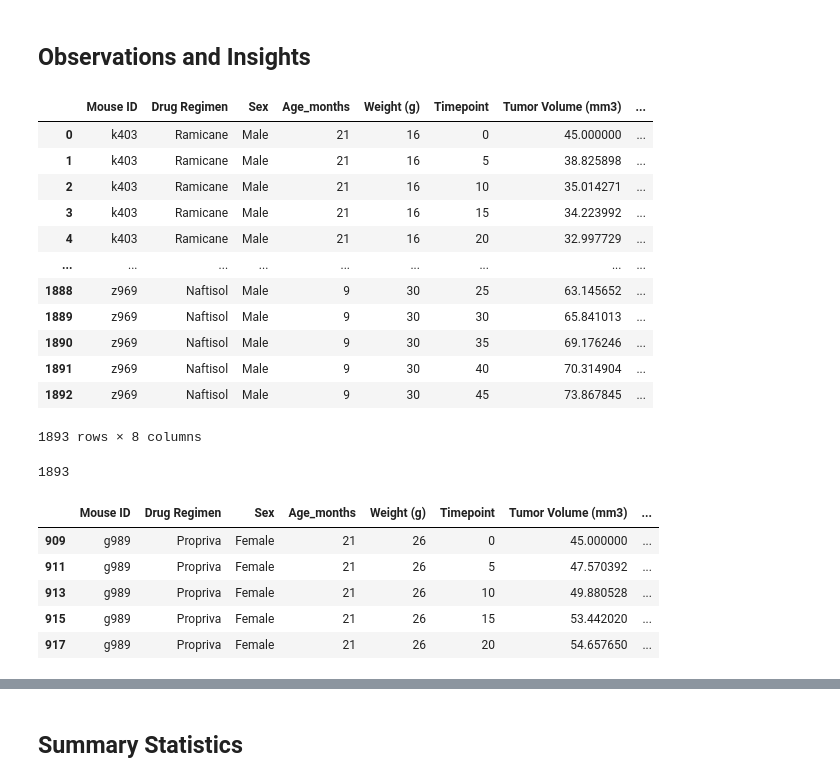
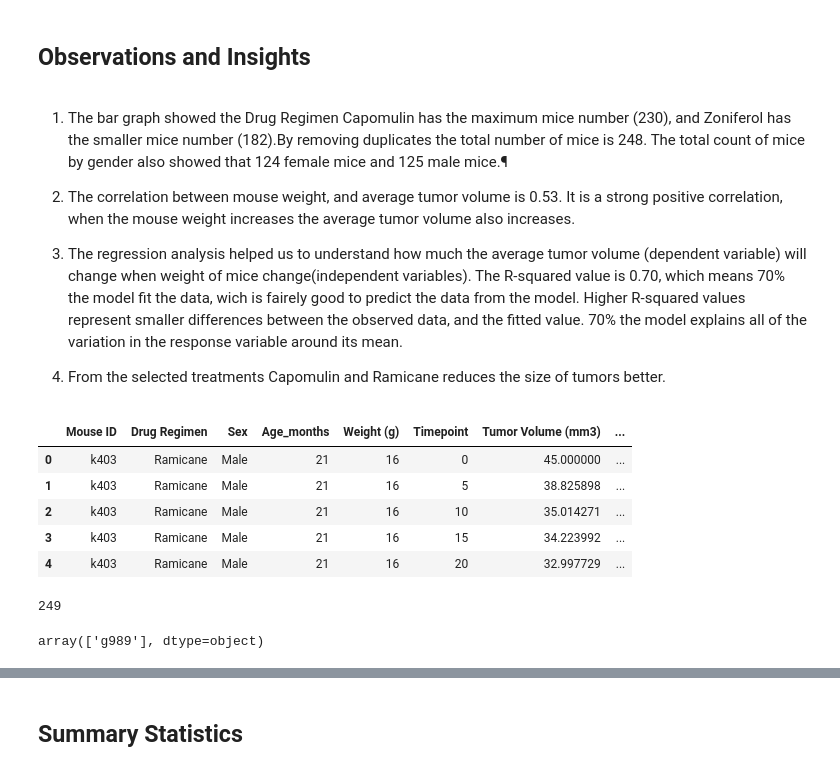
Before and after one commit to veljkomiramicanovic/Matplotlib-Challenge, a Jupyter notebook: Pymaceuticals/pymaceuticals_starter.ipynb, the cells around one changed output, grey strips where cells are left out. Drawn from its saved outputs; the diff is of its cells as text; code cells hidden in the pictures.

```diff
--- a/Pymaceuticals/pymaceuticals_starter.ipynb
+++ b/Pymaceuticals/pymaceuticals_starter.ipynb
@@ -1,53 +1,50 @@
 # %% [markdown]
 ## Observations and Insights
+# %% [markdown]
+1. The bar graph showed the Drug Regimen Capomulin has the maximum mice number (230), and Zoniferol has the smaller mice number (182).By removing duplicates the total number of mice is 248. The total count of mice by gender also showed that 124 female mice and 125 male mice.¶
+
+2. The correlation between mouse weight, and average tumor volume is 0.53. It is a strong positive correlation, when the mouse weight increases the average tumor volume also increases.
+
+3. The regression analysis helped us to understand how much the average tumor volume (dependent variable) will change when weight of mice change(independent variables). The R-squared value is 0.70, which means 70% the model fit the data, wich is fairely good to predict the data from the model. Higher R-squared values represent smaller differences between the observed data, and the fitted value. 70% the model explains all of the variation in the response variable around its mean.
+
+4. From the selected treatments Capomulin and Ramicane reduces the size of tumors better.
 # %%
 # Dependencies and Setup
 import matplotlib.pyplot as plt
 import pandas as pd
 import scipy.stats as st
 import numpy as np
 # Study data files
 mouse_metadata_path = "data/Mouse_metadata.csv"
 study_results_path = "data/Study_results.csv"
 
 # Read the mouse data and the study results
 mouse_metadata = pd.read_csv(mouse_metadata_path)
 study_results = pd.read_csv(study_results_path)
 
 # Combine the data into a single dataset
-combined_df = pd.merge(mouse_metadata, study_results, how="inner", on="Mouse ID")
+combined_df = pd.merge(mouse_metadata, study_results, how="outer")
 # Display the data table for preview
-combined_df
+combined_df.head()
 # %% [output]
 |  | Mouse ID | Drug Regimen | Sex | Age_months | Weight (g) | Timepoint | Tumor Volume (mm3) | ... |
 | 0 | k403 | Ramicane | Male | 21 | 16 | 0 | 45.000000 | ... |
 | 1 | k403 | Ramicane | Male | 21 | 16 | 5 | 38.825898 | ... |
 | 2 | k403 | Ramicane | Male | 21 | 16 | 10 | 35.014271 | ... |
 | 3 | k403 | Ramicane | Male | 21 | 16 | 15 | 34.223992 | ... |
 | 4 | k403 | Ramicane | Male | 21 | 16 | 20 | 32.997729 | ... |
-| ... | ... | ... | ... | ... | ... | ... | ... | ... |
-| 1888 | z969 | Naftisol | Male | 9 | 30 | 25 | 63.145652 | ... |
-| 1889 | z969 | Naftisol | Male | 9 | 30 | 30 | 65.841013 | ... |
-| 1890 | z969 | Naftisol | Male | 9 | 30 | 35 | 69.176246 | ... |
-| 1891 | z969 | Naftisol | Male | 9 | 30 | 40 | 70.314904 | ... |
-| 1892 | z969 | Naftisol | Male | 9 | 30 | 45 | 73.867845 | ... |
-1893 rows × 8 columns
 # %%
 # Checking the number of mice.
-mice_count = combined_df["Mouse ID"].count()
+mice = combined_df["Mouse ID"].value_counts()
+mice_count = len(mice)
 mice_count
 # %% [output]
-1893
+249
 # %%
 # Getting the duplicate mice by ID number that shows up for Mouse ID and Timepoint.
-duplicate = combined_df[combined_df.duplicated(['Mouse ID', 'Timepoint'])]
-duplicate
+duplicate_mice = combined_df.loc[combined_df.duplicated(subset=['Mouse ID', 'Timepoint']),'Mouse ID'].unique()
+duplicate_mice
 # %% [output]
-|  | Mouse ID | Drug Regimen | Sex | Age_months | Weight (g) | Timepoint | Tumor Volume (mm3) | ... |
-| 909 | g989 | Propriva | Female | 21 | 26 | 0 | 45.000000 | ... |
-| 911 | g989 | Propriva | Female | 21 | 26 | 5 | 47.570392 | ... |
-| 913 | g989 | Propriva | Female | 21 | 26 | 10 | 49.880528 | ... |
-| 915 | g989 | Propriva | Female | 21 | 26 | 15 | 53.442020 | ... |
-| 917 | g989 | Propriva | Female | 21 | 26 | 20 | 54.657650 | ... |
+array(['g989'], dtype=object)
 # %%
 # Optional: Get all the data for the duplicate mouse ID.
```
Also changed, not shown: parts of 16 cells of this notebook, 1 other file.
